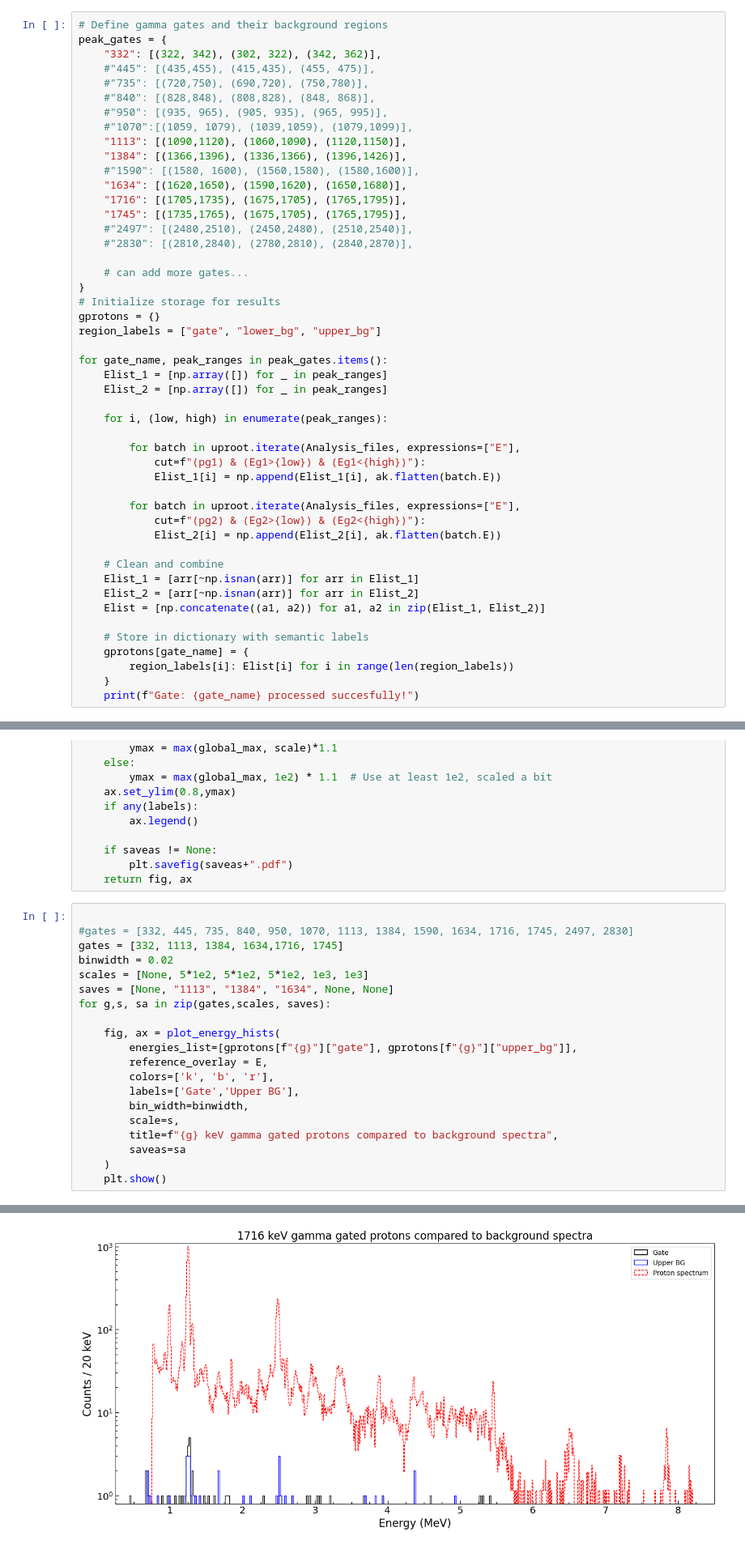
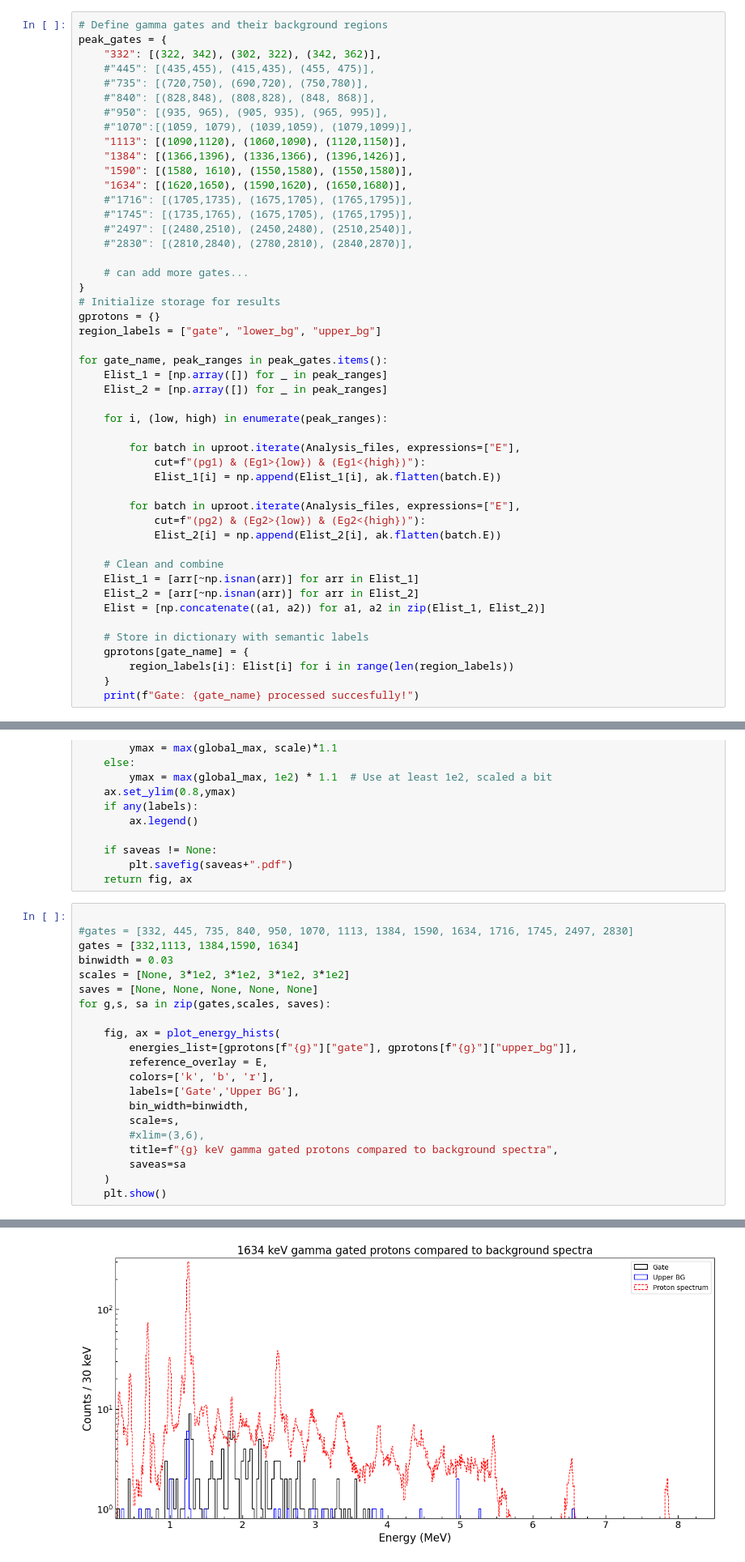
Before and after one commit to phaue/Masters, a Jupyter notebook: analysis/python/GammaGates/GammaGatedProtons.ipynb, the cells around one changed output, grey strips where cells are left out. Shown at 81% size. Saved outputs shown, nothing was run; the diff lists cells and outputs as text.

```diff
--- a/analysis/python/GammaGates/GammaGatedProtons.ipynb
+++ b/analysis/python/GammaGates/GammaGatedProtons.ipynb
@@ -35,10 +35,10 @@ peak_gates = {
     #"1070":[(1059, 1079), (1039,1059), (1079,1099)],
     "1113": [(1090,1120), (1060,1090), (1120,1150)],
     "1384": [(1366,1396), (1336,1366), (1396,1426)],
-    #"1590": [(1580, 1600), (1560,1580), (1580,1600)],
+    "1590": [(1580, 1610), (1550,1580), (1550,1580)],
     "1634": [(1620,1650), (1590,1620), (1650,1680)],
-    "1716": [(1705,1735), (1675,1705), (1765,1795)],
-    "1745": [(1735,1765), (1675,1705), (1765,1795)],
+    #"1716": [(1705,1735), (1675,1705), (1765,1795)],
+    #"1745": [(1735,1765), (1675,1705), (1765,1795)],
     #"2497": [(2480,2510), (2450,2480), (2510,2540)],
     #"2830": [(2810,2840), (2780,2810), (2840,2870)],
 
@@ -203,10 +202,10 @@ def plot_energy_hists(
 # %%
 
 #gates = [332, 445, 735, 840, 950, 1070, 1113, 1384, 1590, 1634, 1716, 1745, 2497, 2830]
-gates = [332, 1113, 1384, 1634,1716, 1745]
-binwidth = 0.02
-scales = [None, 5*1e2, 5*1e2, 5*1e2, 1e3, 1e3]
-saves = [None, "1113", "1384", "1634", None, None]
+gates = [332,1113, 1384,1590, 1634]
+binwidth = 0.03
+scales = [None, 3*1e2, 3*1e2, 3*1e2, 3*1e2]
+saves = [None, None, None, None, None]
 for g,s, sa in zip(gates,scales, saves):
 
     fig, ax = plot_energy_hists(
@@ -216,6 +215,7 @@ for g,s, sa in zip(gates,scales, saves):
         labels=['Gate','Upper BG'],
         bin_width=binwidth,
         scale=s,
+        #xlim=(3,6),
         title=f"{g} keV gamma gated protons compared to background spectra",
         saveas=sa
     )
@@ -228 +228 @@ for g,s, sa in zip(gates,scales, saves):
-[figure, old version]
+[figure, new version]
```
Also changed, not shown: parts of 4 cells of this notebook, 44 other files.
